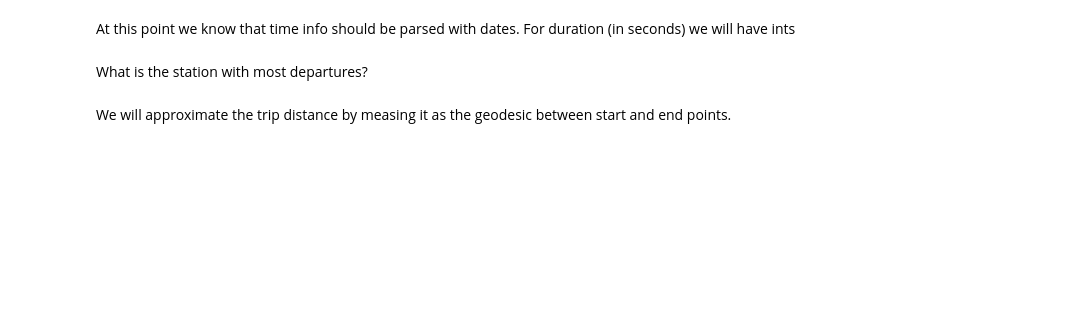
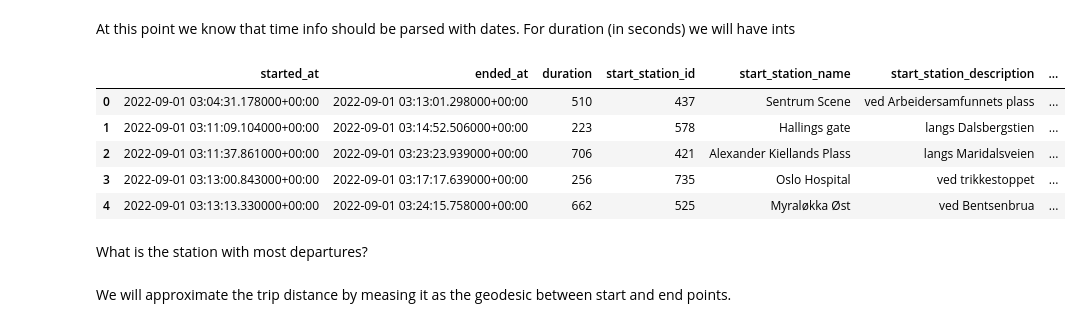
Before and after one commit to UiO-IN3110/UiO-IN3110.github.io, a Jupyter notebook: lectures/pandas/Pandas.ipynb, the cells around one changed output. Cells and saved outputs as stored; diff of their text form; code cells hidden in the pictures; blank space fills up the shorter version.

```diff
--- a/lectures/pandas/Pandas.ipynb
+++ b/lectures/pandas/Pandas.ipynb
@@ -797,5 +851,7 @@ by_time.loc["Weekend"].plot(
 # %% [markdown]
 __Question__: Head on to [Oslo Bysykkel web](https://oslobysykkel.no/apne-data/historisk) and get the trip data (as CSV). In the last years the students analyzed the trips by distance (see the IN3110 course webpage). What about the distribution of trips by the average speed? Can you use this to infer if the trip was going (on average) uphill or downhill?
 # %%
-! wget https://data.urbansharing.com/oslobysykkel.no/trips/v1/2022/09.csv
-! mv 09.csv ./data/oslo_bike_september_2022.csv
+bike_csv = "./data/oslo_bike_2022_09.csv"
+download_file(
+    bike_csv, url="https://data.urbansharing.com/oslobysykkel.no/trips/v1/2022/09.csv"
+)
@@ -807,11 +869,18 @@ with open("./data/oslo_bike_september_2022.csv") as f:
 At this point we know that time info should be parsed with dates. For duration (in seconds) we will have ints
 # %%
 data = pd.read_csv(
-    "./data/oslo_bike_september_2022.csv",
+    bike_csv,
     parse_dates=["started_at", "ended_at"],
     dtype={"duration": int},
 )
 data.head(5)
+# %% [output]
+|  | started_at | ended_at | duration | start_station_id | start_station_name | start_station_description | ... |
+| 0 | 2022-09-01 03:04:31.178000+00:00 | 2022-09-01 03:13:01.298000+00:00 | 510 | 437 | Sentrum Scene | ved Arbeidersamfunnets plass | ... |
+| 1 | 2022-09-01 03:11:09.104000+00:00 | 2022-09-01 03:14:52.506000+00:00 | 223 | 578 | Hallings gate | langs Dalsbergstien | ... |
+| 2 | 2022-09-01 03:11:37.861000+00:00 | 2022-09-01 03:23:23.939000+00:00 | 706 | 421 | Alexander Kiellands Plass | langs Maridalsveien | ... |
+| 3 | 2022-09-01 03:13:00.843000+00:00 | 2022-09-01 03:17:17.639000+00:00 | 256 | 735 | Oslo Hospital | ved trikkestoppet | ... |
+| 4 | 2022-09-01 03:13:13.330000+00:00 | 2022-09-01 03:24:15.758000+00:00 | 662 | 525 | Myraløkka Øst | ved Bentsenbrua | ... |
 # %% [markdown]
 What is the station with most departures?
 # %%
```
Also changed, not shown: parts of 8 cells of this notebook, 14 other files.
